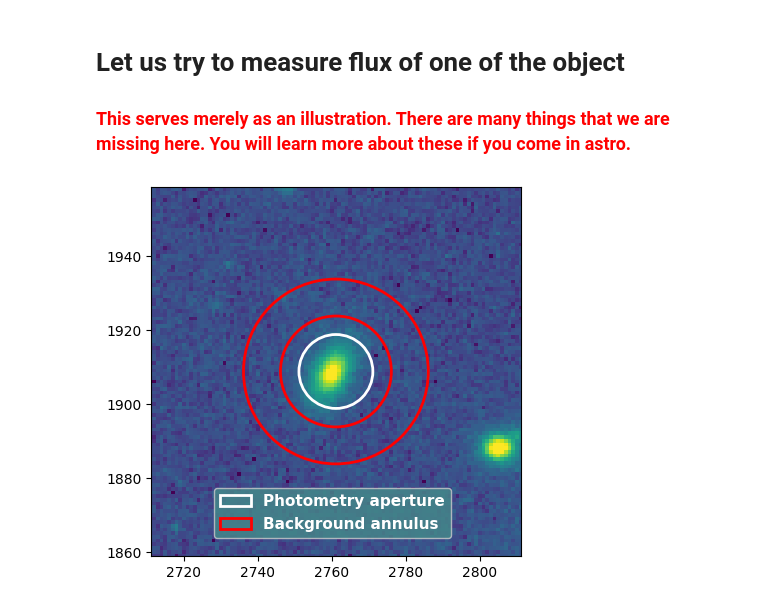
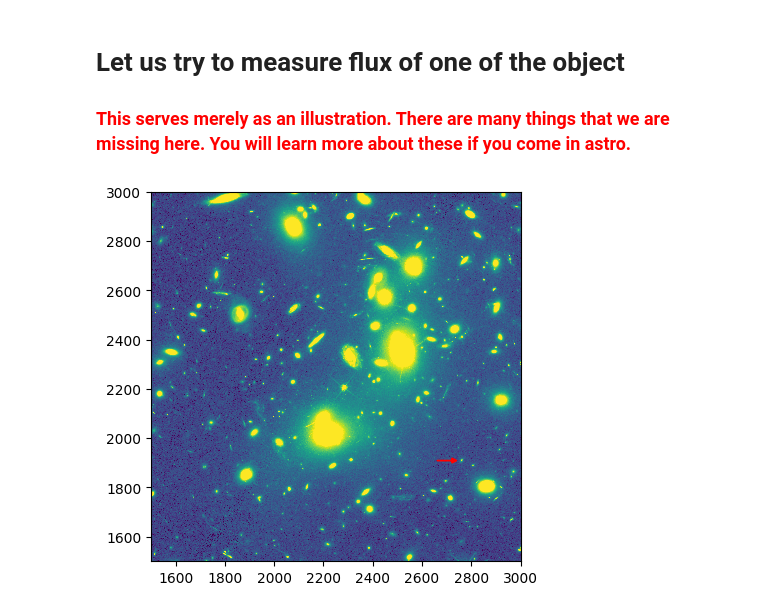
Before and after one commit to akmeena766/WinterSchool2025_BasicAstro, a Jupyter notebook: red_sequence.ipynb, the cells around one changed output. Drawn from its saved outputs; the diff is of its cells as text; code cells hidden in the pictures.

```diff
--- a/red_sequence.ipynb
+++ b/red_sequence.ipynb
@@ -108,38 +110,22 @@ plt.show()
 # %%
 import astropy.wcs as wcs
 from astropy.visualization import simple_norm
 from photutils.aperture import CircularAnnulus, CircularAperture
 
-
-ra, dec = 3.5815841, -30.4074278
-
 hdu = pyfits.open("./HST/hlsp_frontier_hst_acs-60mas-selfcal_abell2744_f814w_v1.0-epoch2_drz.fits")
 data = hdu[0].data
 wcs = wcs.WCS(hdu[0].header)
 
-# Get units for photometry
-photflam = hdu[0].header["PHOTFLAM"]
-
+ra, dec = 3.5815841, -30.4074278
 x, y = wcs.all_world2pix(ra, dec, 0)
 
-# Load the image data
-# hdu = pyfits.open("./JWST/abell2744clu-grizli-v5.4-f115w-clear_drc_sci.fits")
-# data = hdu[0].data
+norm = simple_norm(data, 'sqrt', percent=99)
+plt.imshow(data, origin="lower", norm=norm, interpolation='nearest')
+plt.arrow(x - 100, y - 0, 60, 0, head_width=20, head_length=20, fc='red', ec='red')
 
+plt.xlim(1500, 3000)
+plt.ylim(1500, 3000)
 
-aperture = CircularAperture((x, y), r=10)
-annulus = CircularAnnulus((x, y), r_in=15, r_out=25)
-
-norm = simple_norm(data, 'sqrt', percent=99)
-plt.imshow(data, norm=norm, interpolation='nearest')
-plt.xlim(x - 50, x + 50)
-plt.ylim(y - 50, y + 50)
-
-ap_patches = aperture.plot(color='white', lw=2, label='Photometry aperture')
-ann_patches = annulus.plot(color='red', lw=2, label='Background annulus')
-
-handles = (ap_patches[0], ann_patches[0])
-plt.legend(loc=(0.17, 0.05), facecolor='#458989', labelcolor='white', handles=handles, prop={'weight': 'bold', 'size': 11})
 plt.show()
 # %% [output]
-[figure, old version]
+[figure, new version]
```
Also changed, not shown: parts of 4 cells of this notebook.
